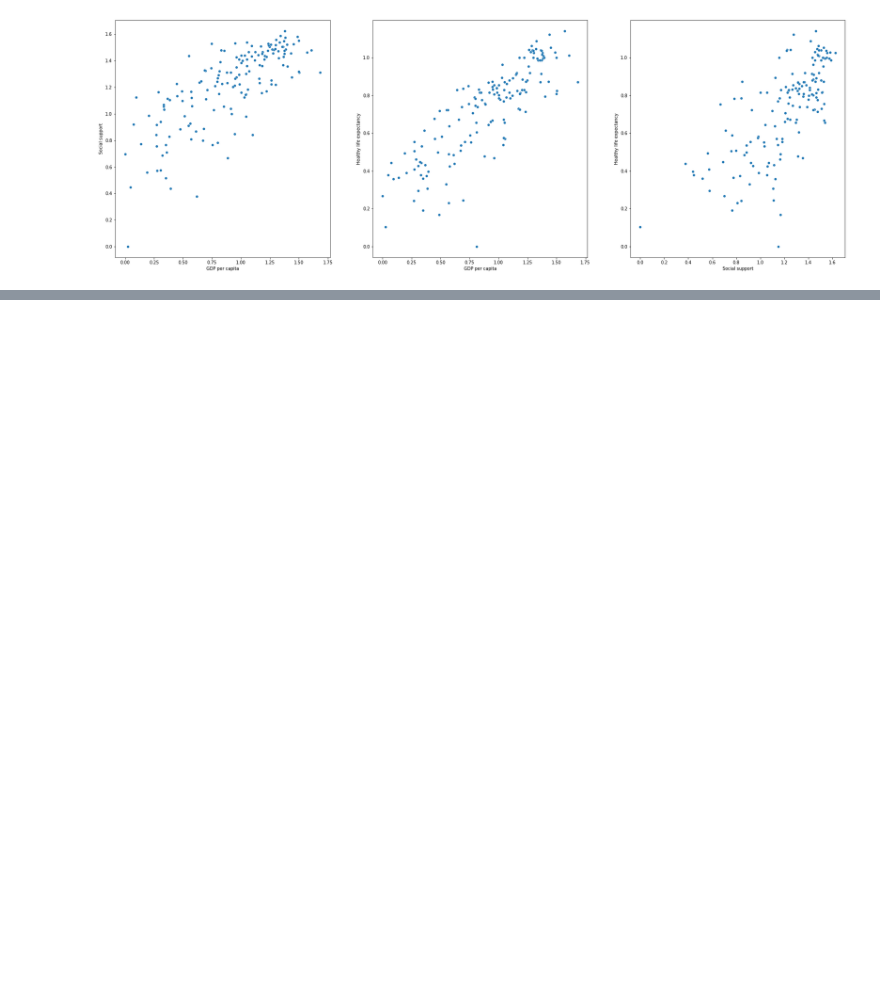
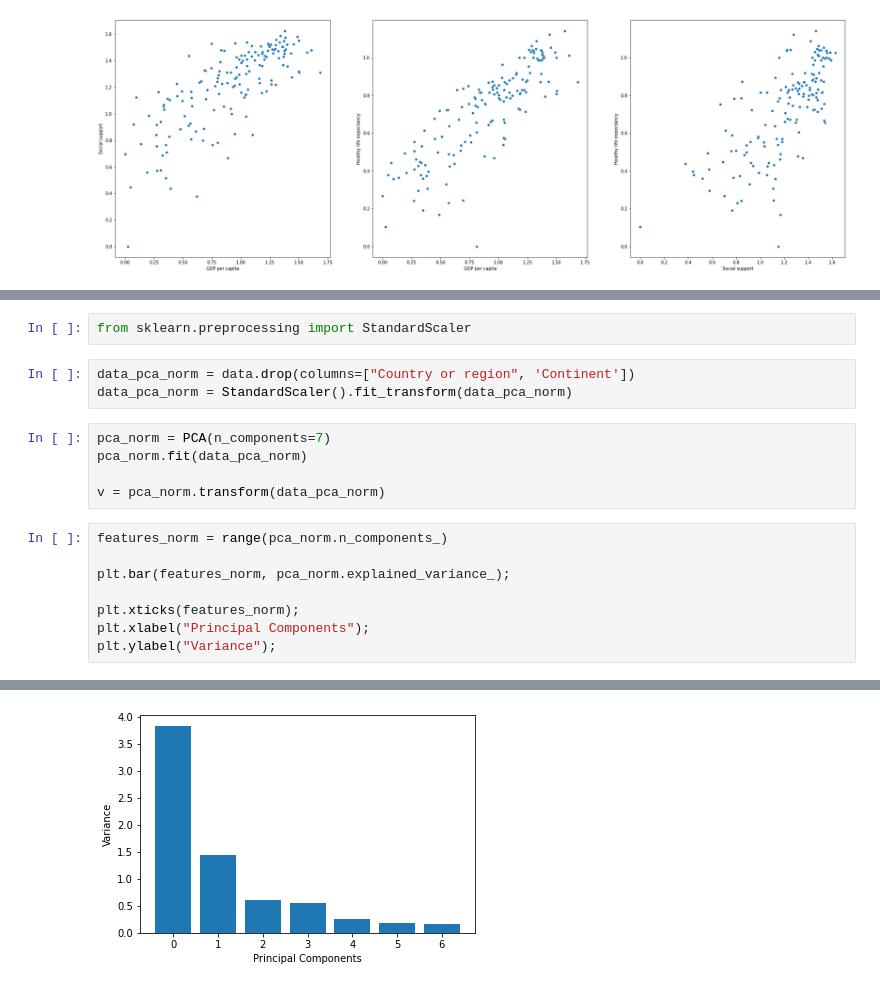
Before and after one commit to mvtap/EAD, a Jupyter notebook: project.ipynb, the cells around one changed output, grey strips where cells are left out. Saved outputs shown, nothing was run; the diff lists cells and outputs as text; blank space fills up the shorter version.

```diff
--- a/project.ipynb
+++ b/project.ipynb
@@ -143,0 +223,19 @@ sns.scatterplot(data=data, x='Social support', y='Healthy life expectancy', ax=a
+# %%
+from sklearn.preprocessing import StandardScaler
+# %%
+data_pca_norm = data.drop(columns=["Country or region", 'Continent'])
+data_pca_norm = StandardScaler().fit_transform(data_pca_norm)
+# %%
+pca_norm = PCA(n_components=7)
+pca_norm.fit(data_pca_norm)
+
+v = pca_norm.transform(data_pca_norm)
+# %%
+features_norm = range(pca_norm.n_components_)
+
+plt.bar(features_norm, pca_norm.explained_variance_);
+
+plt.xticks(features_norm);
+plt.xlabel("Principal Components");
+plt.ylabel("Variance");
+# %% [output]
@@ -143,0 +246 @@ sns.scatterplot(data=data, x='Social support', y='Healthy life expectancy', ax=a
+[figure, added]
```
Also changed, not shown: parts of 17 cells of this notebook.
